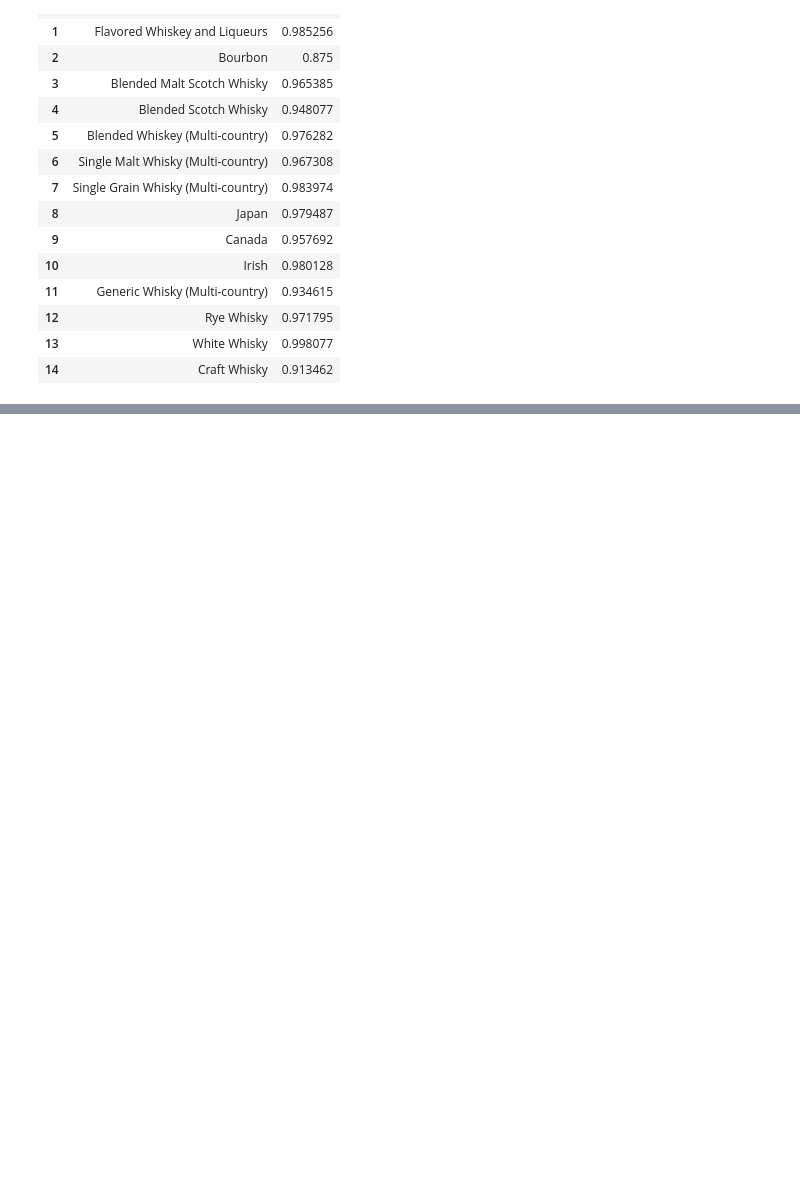
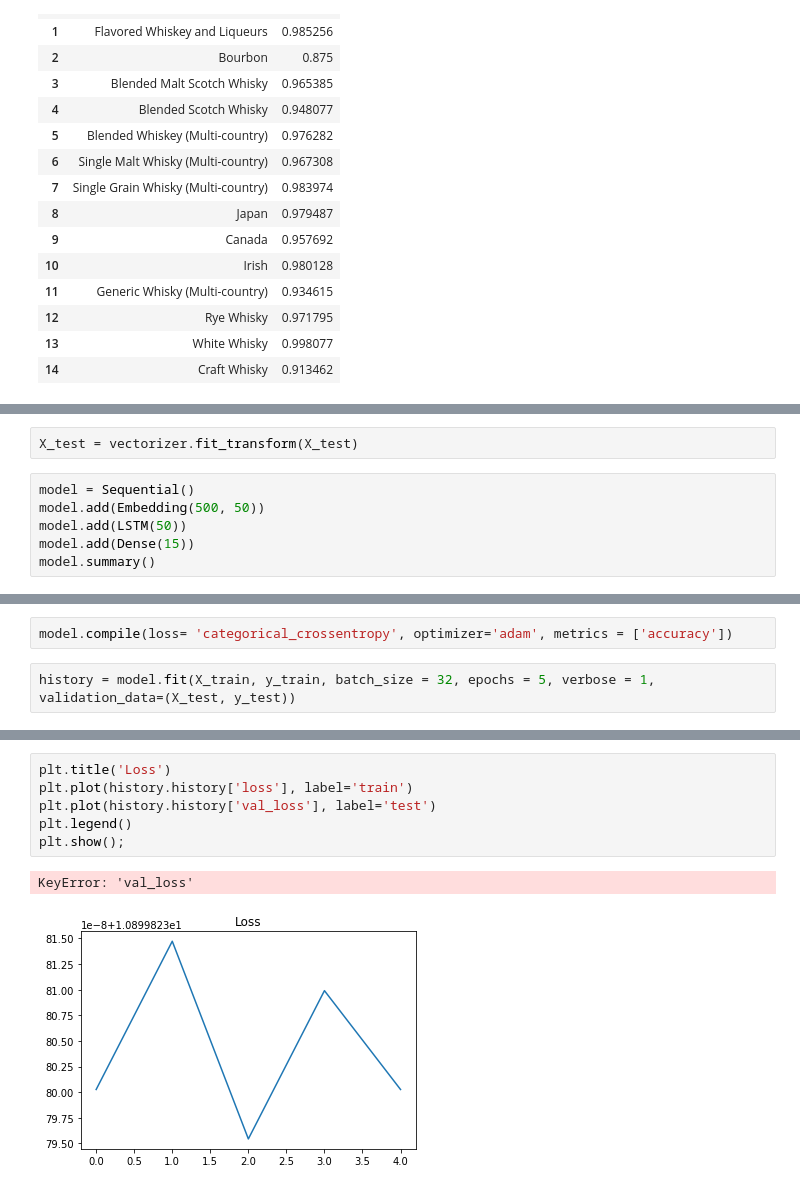
Before and after one commit to Axemen/Project-3, a Jupyter notebook: Keras whisky classification.ipynb, the cells around one changed output, grey strips where cells are left out. Drawn from its saved outputs; the diff is of its cells as text; blank space fills up the shorter version.

```diff
--- a/Keras whisky classification.ipynb
+++ b/Keras whisky classification.ipynb
@@ -151,0 +161,8 @@ result_df
+# %%
+X_test = vectorizer.fit_transform(X_test)
+# %%
+model = Sequential()
+model.add(Embedding(500, 50))
+model.add(LSTM(50))
+model.add(Dense(15))
+model.summary()
@@ -151,0 +183,4 @@ result_df
+# %%
+model.compile(loss= 'categorical_crossentropy', optimizer='adam', metrics = ['accuracy'])
+# %%
+history = model.fit(X_train, y_train, batch_size = 32, epochs = 5, verbose = 1, validation_data=(X_test, y_test))
@@ -151,0 +206,9 @@ result_df
+# %%
+plt.title('Loss')
+plt.plot(history.history['loss'], label='train')
+plt.plot(history.history['val_loss'], label='test')
+plt.legend()
+plt.show();
+# %% [output]
+KeyError: 'val_loss'
+[figure, added]
```
Also changed, not shown: parts of 9 cells of this notebook.
